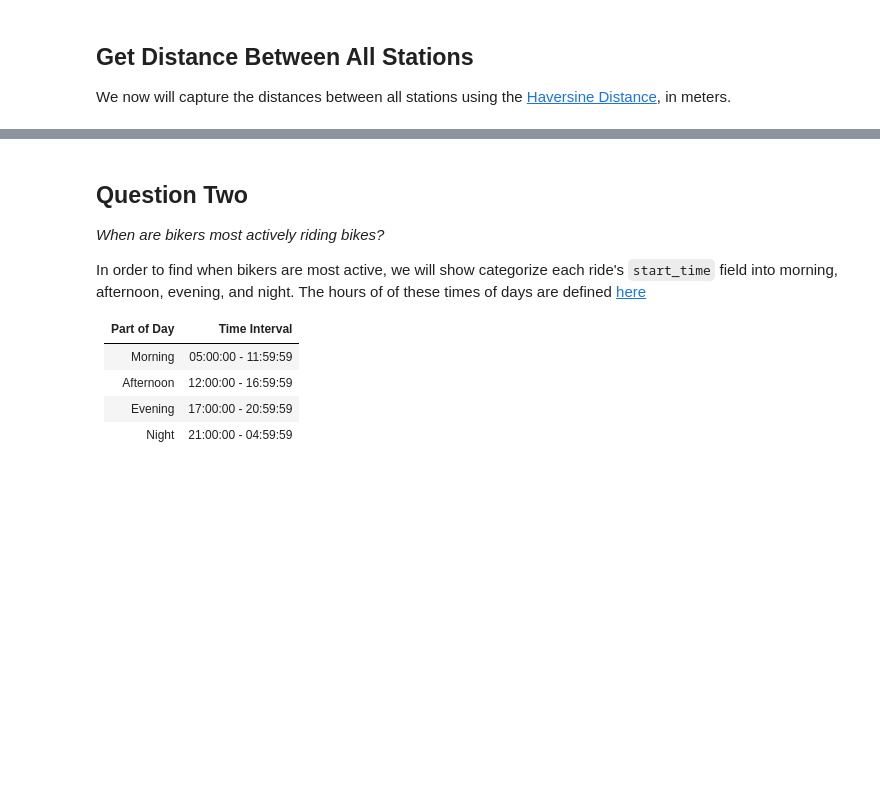
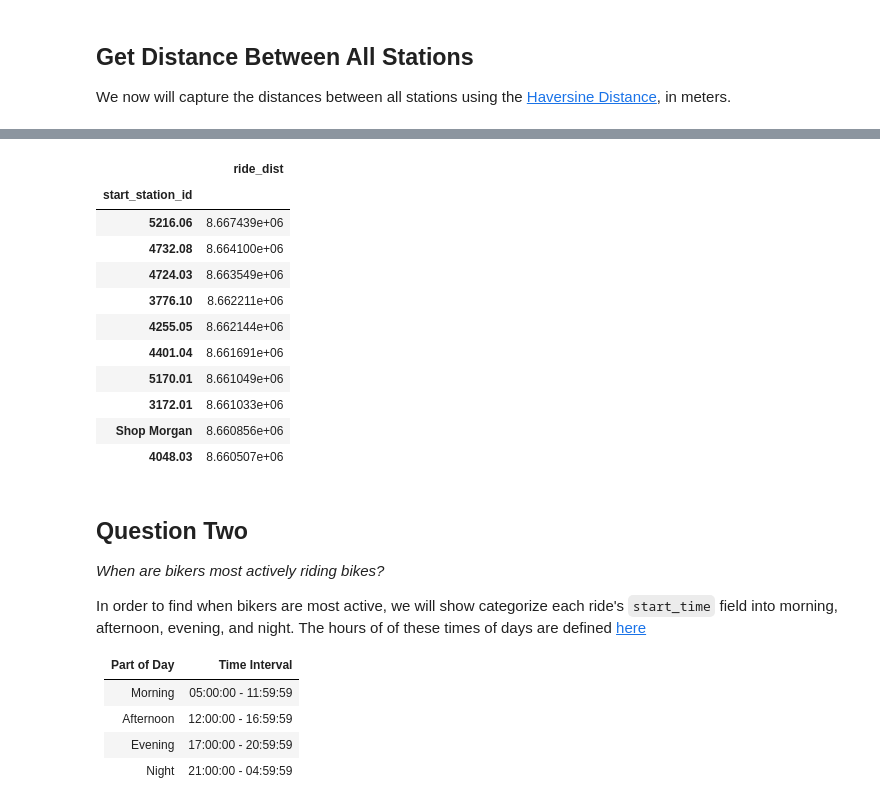
Before and after one commit to Caballesjason/Udacity---Intro-to-Data-Science-Project, a Jupyter notebook: analysis.ipynb, the cells around one changed output, grey strips where cells are left out. Saved outputs shown, nothing was run; the diff lists cells and outputs as text; code cells hidden in the pictures; blank space fills up the shorter version.

```diff
--- a/analysis.ipynb
+++ b/analysis.ipynb
@@ -85,3 +90,18 @@ _When are bikers taking the most time to travel between stations?_
+# %%
+df[["start_station_id", "ride_dist"]].groupby(by="start_station_id").max().sort_values(by="ride_dist", ascending=False).head(10)
+# %% [output]
+|  | ride_dist |
+| start_station_id |  |
+| 5216.06 | 8.667439e+06 |
+| 4732.08 | 8.664100e+06 |
+| 4724.03 | 8.663549e+06 |
+| 3776.10 | 8.662211e+06 |
+| 4255.05 | 8.662144e+06 |
+| 4401.04 | 8.661691e+06 |
+| 5170.01 | 8.661049e+06 |
+| 3172.01 | 8.661033e+06 |
+| Shop Morgan | 8.660856e+06 |
+| 4048.03 | 8.660507e+06 |
 # %% [markdown]
 ## Question Two
 _When are bikers most actively riding bikes?_
```
Also changed, not shown: parts of 4 cells of this notebook, 1 other file.
